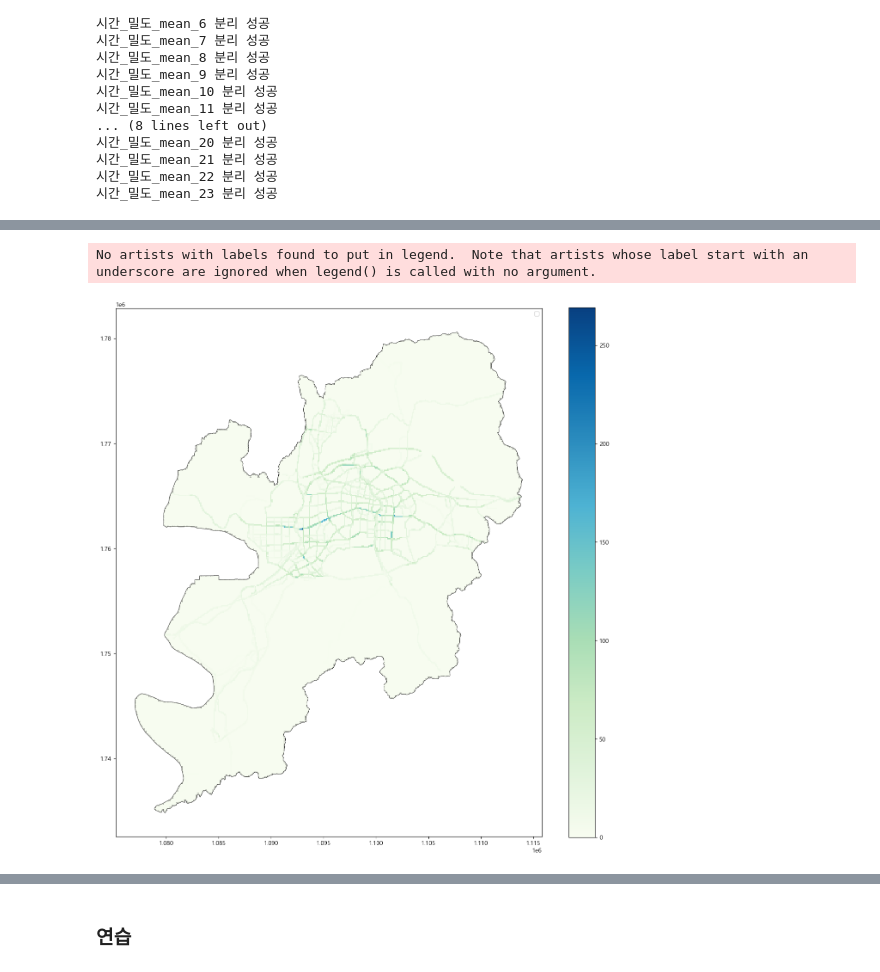
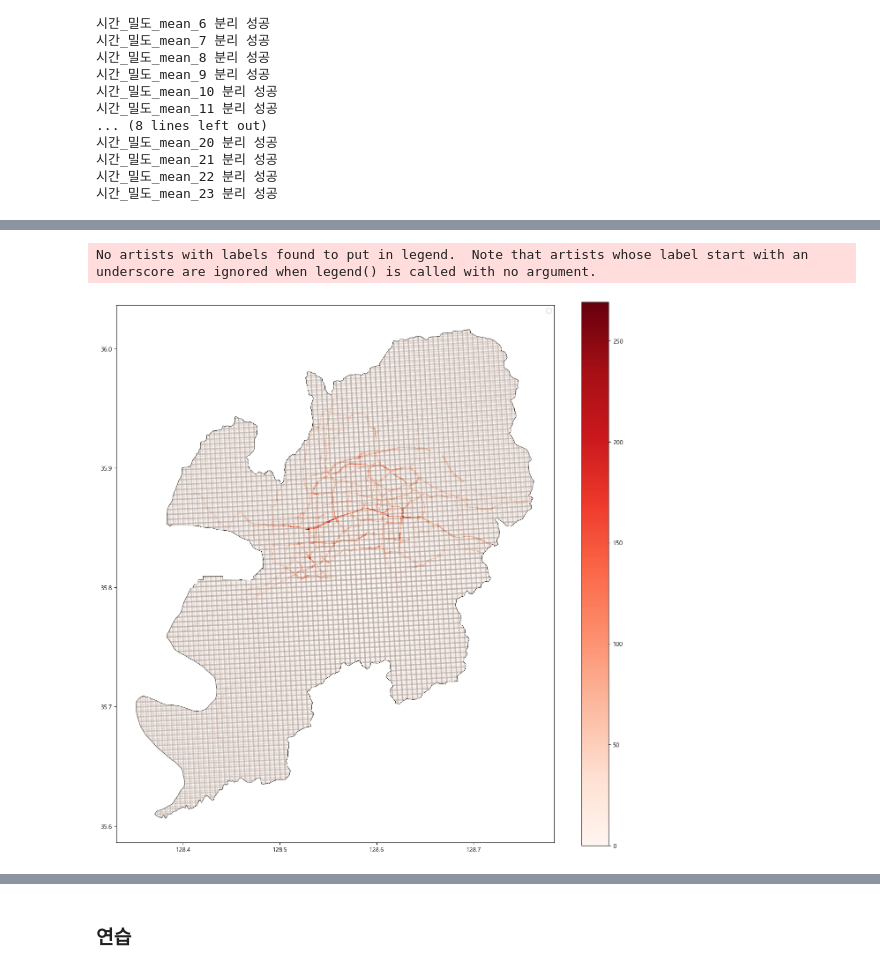
Before and after one commit to nyeokinyeoki/dacon_accident, a Jupyter notebook: accident.ipynb, the cells around one changed output, grey strips where cells are left out. Cells and saved outputs as stored; diff of their text form; code cells hidden in the pictures.

```diff
--- a/accident.ipynb
+++ b/accident.ipynb
@@ -1316,7 +1316,7 @@ Length: 146, dtype: int64
 # %%
 traffic100_dr_index = traffic100.drop("geometry", axis=1).dropna(axis=0, how="all").index
 
-traffic100_dr = traffic100.iloc[traffic100_dr_index]
+traffic100_dr = traffic100.iloc[traffic100_dr_index].to_crs(crs=4326)
 # %%
 traffic100_dr.shape
 # %% [output]
@@ -1384,15 +1372,11 @@ memory usage: 1.4 MB
 # %%
 ax = traffic100_dr["geometry"].plot(color="white", edgecolor="black", figsize=(16,16))
 
-tdpt_17.plot(column="시간_밀도_mean_17", ax=ax, cmap='GnBu', legend=True)
+tdpt_17.plot(column="시간_밀도_mean_17", ax=ax, cmap='Reds', legend=True)
 
-# sm = plt.cm.ScalarMappable(norm=plt.Normalize(vmin=0, vmax=500), cmap='viridis')
-
-# cbaxes = fig.add_axes([0.15, 0.25, 0.01, 0.4])
-# cbar = fig.colorbar(sm, cax=cbaxes)
-plt.legend()
+# plt.legend()
 
 plt.show()
 # %% [output]
 No artists with labels found to put in legend.  Note that artists whose label start with an underscore are ignored when legend() is called with no argument.
-[figure, old version]
+[figure, new version]
```
Also changed, not shown: parts of 11 cells of this notebook.
